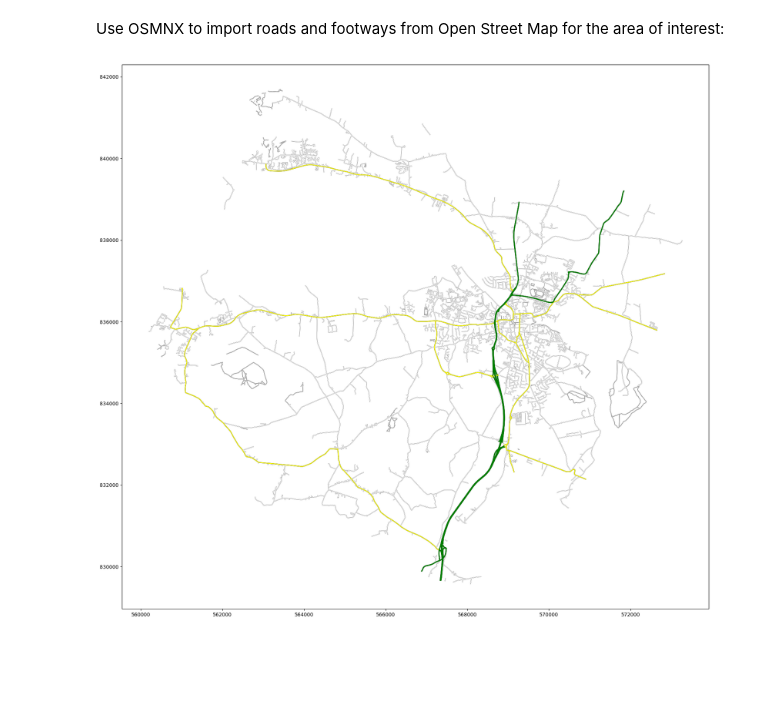
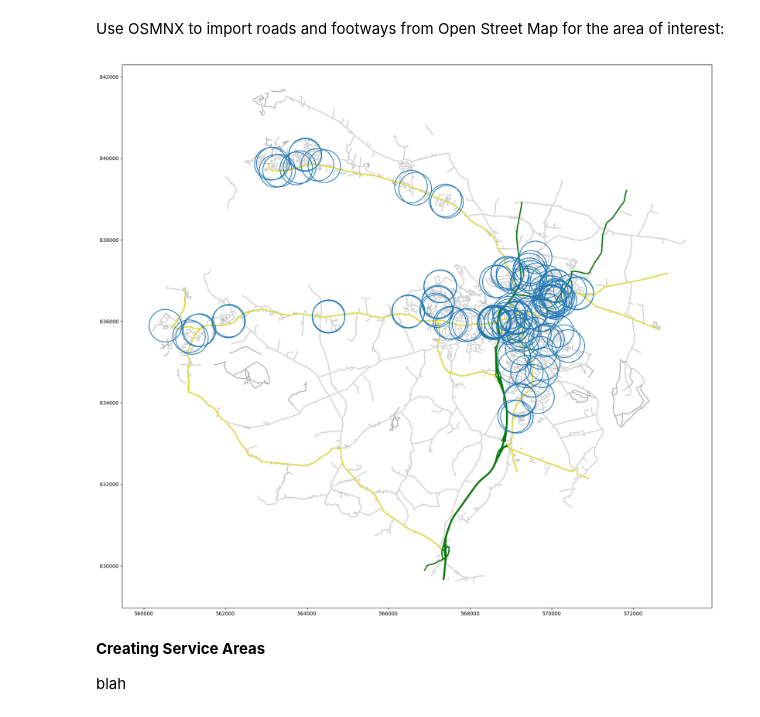
Before and after one commit to bamacgabhann/PTSA, a Jupyter notebook: PTSA.ipynb, the cells around one changed output. Drawn from its saved outputs; the diff is of its cells as text; code cells hidden in the pictures; blank space fills up the shorter version.

Commit message:
Sligo S1 S2 bus stops

```diff
--- a/PTSA.ipynb
+++ b/PTSA.ipynb
@@ -67,18 +67,24 @@ P_roads = area_roads[area_roads['highway'].isin(P_list)]
 # %%
 # plot
 fig, ax = plt.subplots(figsize=(21, 21))
 
 # plot all roads with a thicker black line which will show as edges,
 # and a main line coloured by category
 L_roads.plot(ax=ax, color='black', linewidth=1.2)
 R_roads.plot(ax=ax, color='black', linewidth=1.7)
 N_roads.plot(ax=ax, color='black', linewidth=2.2)
 P_roads.plot(ax=ax, color='black', linewidth=1.1)
 L_roads.plot(ax=ax, color='white', linewidth=1)
 R_roads.plot(ax=ax, color='yellow', linewidth=1.5)
 N_roads.plot(ax=ax, color='green', linewidth=2)
 P_roads.plot(ax=ax, color='silver', linewidth=1)
 
+sligo_circles.boundary.plot(ax=ax)
+
 plt.show()
 # %% [output]
-[figure, old version]
+[figure, new version]
+# %% [markdown]
+**Creating Service Areas**
+
+blah
```
Also changed, not shown: parts of 6 cells of this notebook, 1 other file.
